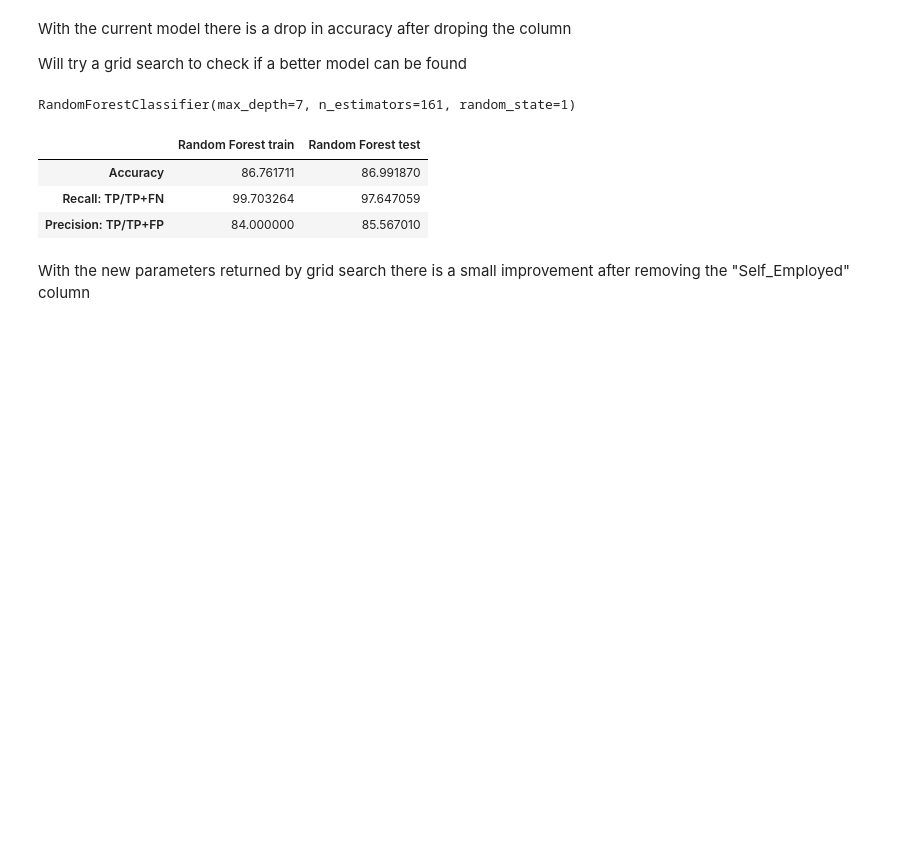
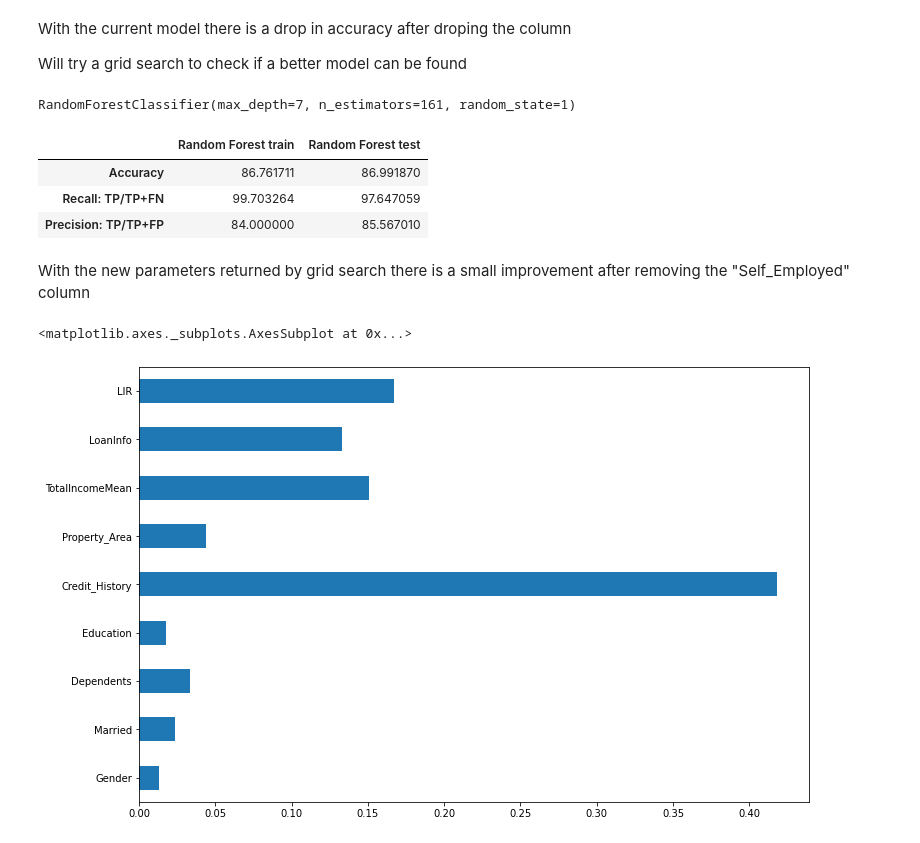
Before and after one commit to TiberiuAntoniu/Data-Science-in-industry, a Jupyter notebook: Random_Forest_improvement.ipynb, the cells around one changed output. Drawn from its saved outputs; the diff is of its cells as text; code cells hidden in the pictures; blank space fills up the shorter version.

```diff
--- a/Random_Forest_improvement.ipynb
+++ b/Random_Forest_improvement.ipynb
@@ -67,7 +67,7 @@ train_data, X, Y = prepare_data()
 Create train function that will be used to train the model and return accuracy/recall/precision
 # %%
 def train_func(x_train, y_train, x_test, y_test, forest_depth=6, forest_estimators=20):
-
+  global forest_model
   forest_model = RandomForestClassifier(random_state=1, max_depth=forest_depth, n_estimators=forest_estimators)
   forest_model.fit(x_train, y_train)
 
@@ -93,7 +93,8 @@ Initial training run using the ml comparison model
 # %%
 x_train, x_test, y_train, y_test = train_test_split(X, Y, test_size=0.2, random_state=1)
 # %%
-train_func(x_train, y_train, x_test, y_test)
+initial_score = train_func(x_train, y_train, x_test, y_test)
+initial_score
 # %% [output]
 |  | Random Forest train | Random Forest test |
 | Accuracy | 83.503055 | 80.487805 |
@@ -255,3 +256,9 @@ train_func(X_train, y_train, X_test, y_test, forest_depth=7, forest_estimators=1
 | Precision: TP/TP+FP | 84.000000 | 85.567010 |
 # %% [markdown]
 With the new parameters returned by grid search there is a small improvement after removing the "Self_Employed" column
+# %%
+importance = pd.Series(forest_model.feature_importances_, index=X_train.columns)
+importance.plot(kind='barh', figsize=(12, 8))
+# %% [output]
+<matplotlib.axes._subplots.AxesSubplot at 0x...>
+[figure, added]
```
Also changed, not shown: parts of 2 cells of this notebook.
